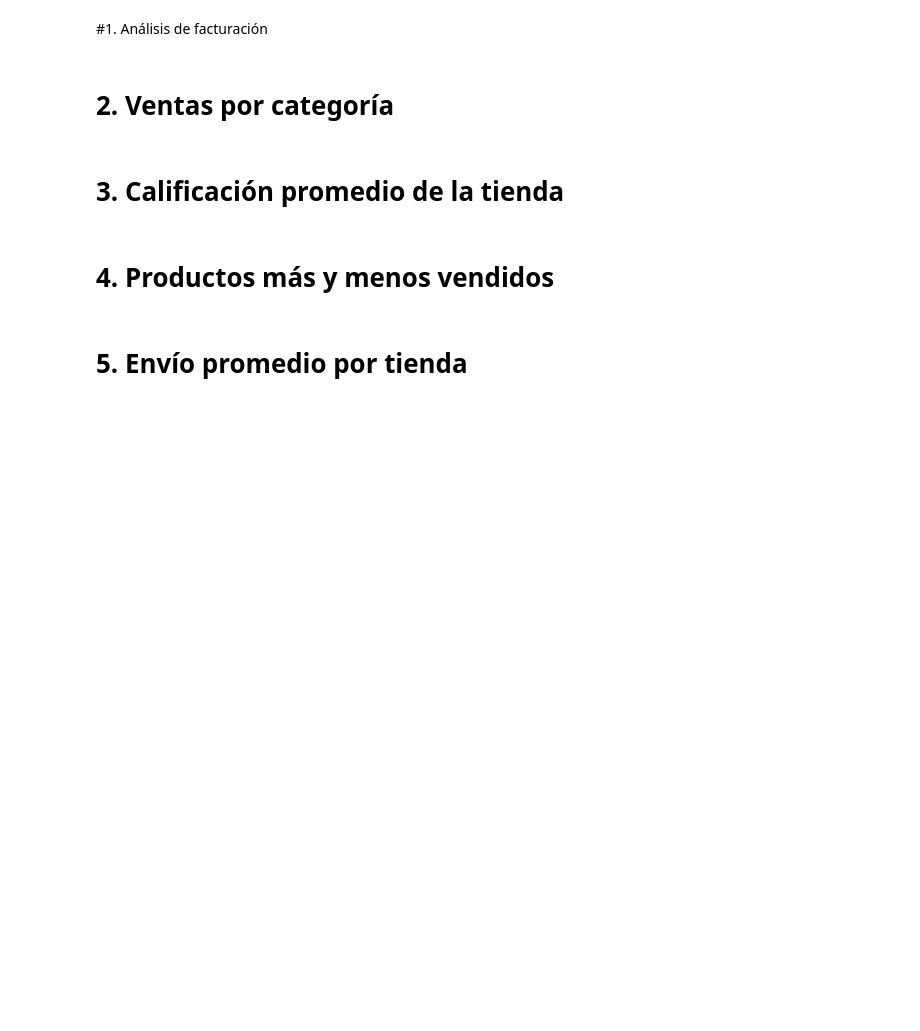
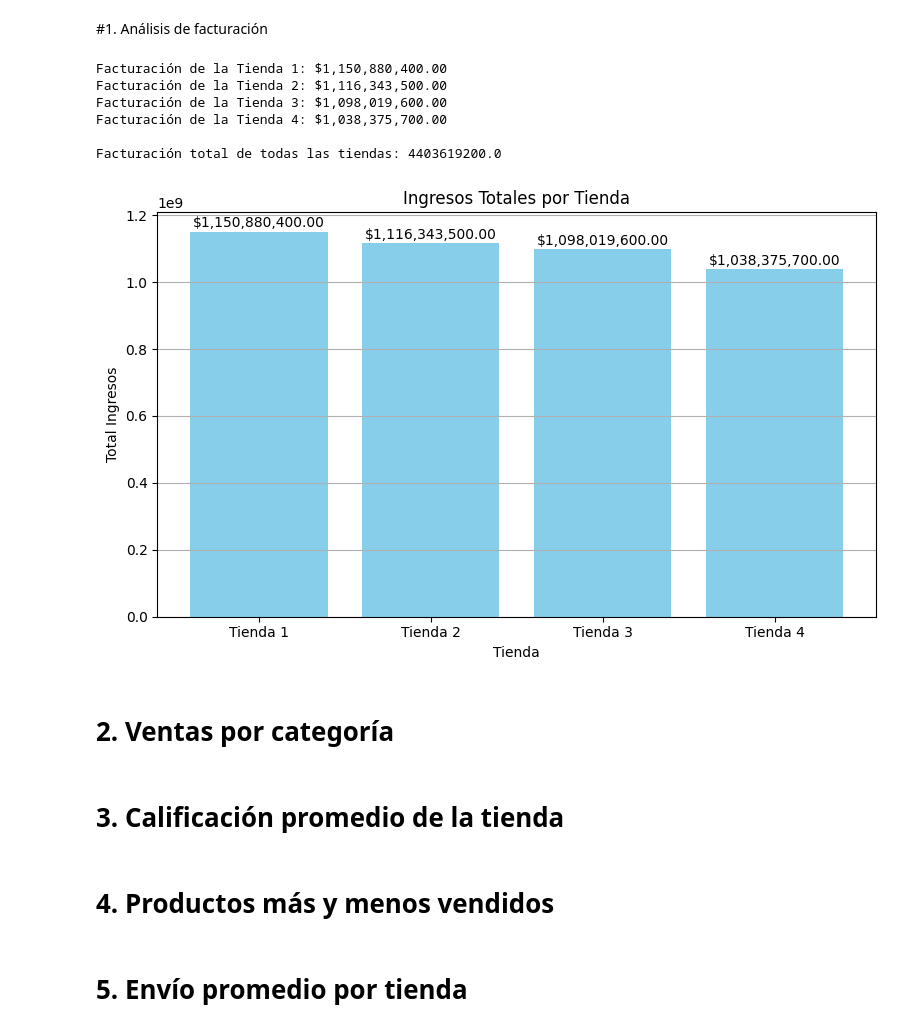
Before and after one commit to SamilG2/challenge-alurastore-datascience, a Jupyter notebook: Solution_AluraStoreLatam.ipynb, the cells around one changed output. Cells and saved outputs as stored; diff of their text form; code cells hidden in the pictures; blank space fills up the shorter version.

Commit message:
Facturación total de cada tienda

```diff
--- a/Solution_AluraStoreLatam.ipynb
+++ b/Solution_AluraStoreLatam.ipynb
@@ -25,6 +25,51 @@ tienda.head()
 | 4 | Silla de oficina | Muebles | 335200.0 | 20200.0 | 07/11/2020 | Maria Alfonso | Medellín | ... |
 # %% [markdown]
 #1. Análisis de facturación
+# %%
+# Sumar los precios de las ventas para cada tienda
+fact_tienda1 = tienda['Precio'].astype(float).sum()
+fact_tienda2 = tienda2['Precio'].astype(float).sum()
+fact_tienda3 = tienda3['Precio'].astype(float).sum()
+fact_tienda4 = tienda4['Precio'].astype(float).sum()
+
+tiendas = ['Tienda 1', 'Tienda 2', 'Tienda 3', 'Tienda 4']
+facturas = [fact_tienda1, fact_tienda2, fact_tienda3, fact_tienda4]
+
+# Resultados
+print(f"Facturación de la Tienda 1: ${fact_tienda1:,.2f}")
+print(f"Facturación de la Tienda 2: ${fact_tienda2:,.2f}")
+print(f"Facturación de la Tienda 3: ${fact_tienda3:,.2f}")
+print(f"Facturación de la Tienda 4: ${fact_tienda4:,.2f}")
+
+# Facturación total de todas las tiendas
+fact_total = fact_tienda1 + fact_tienda2 + fact_tienda3 + fact_tienda4
+print("\nFacturación total de todas las tiendas:", fact_total)
+# %% [output]
+Facturación de la Tienda 1: $1,150,880,400.00
+Facturación de la Tienda 2: $1,116,343,500.00
+Facturación de la Tienda 3: $1,098,019,600.00
+Facturación de la Tienda 4: $1,038,375,700.00
+
+Facturación total de todas las tiendas: 4403619200.0
+# %%
+import matplotlib.pyplot as plt
+# Grafico de barras para Total de ingresos
+plt.figure(figsize=(8,5))
+barras = plt.bar(tiendas, facturas, color='skyblue')
+plt.title('Ingresos Totales por Tienda')
+plt.ylabel('Total Ingresos')
+plt.xlabel('Tienda')
+plt.grid(axis='y')
+for barra, valor in zip(barras, facturas):
+    plt.annotate(f'${valor:,.2f}',
+                 xy=(barra.get_x() + barra.get_width() / 2, valor),
+                 xytext=(0, 1),
+                 textcoords='offset points',
+                 ha='center', va='bottom')
+plt.tight_layout()
+plt.show()
+# %% [output]
+[figure, added]
 # %% [markdown]
 # 2. Ventas por categoría
 # %% [markdown]
```
Also changed, not shown: parts of 1 cell of this notebook.
